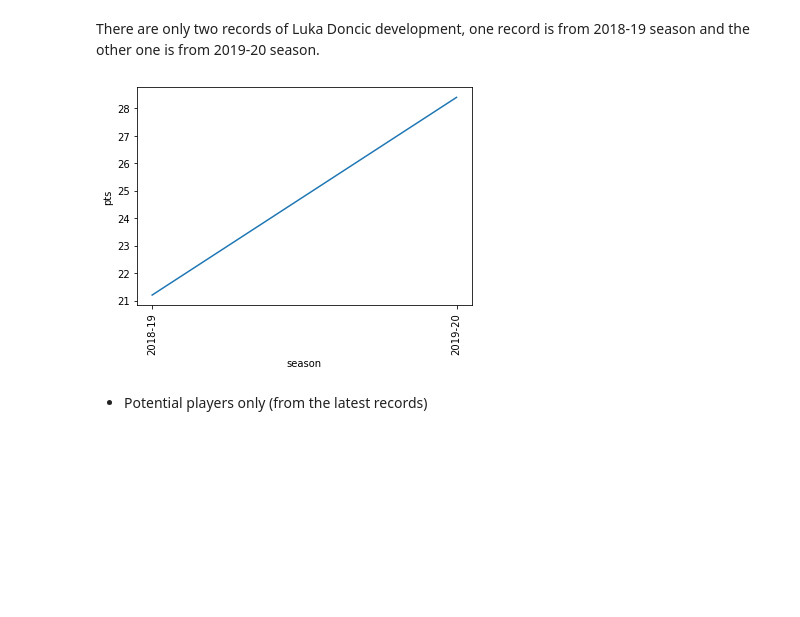
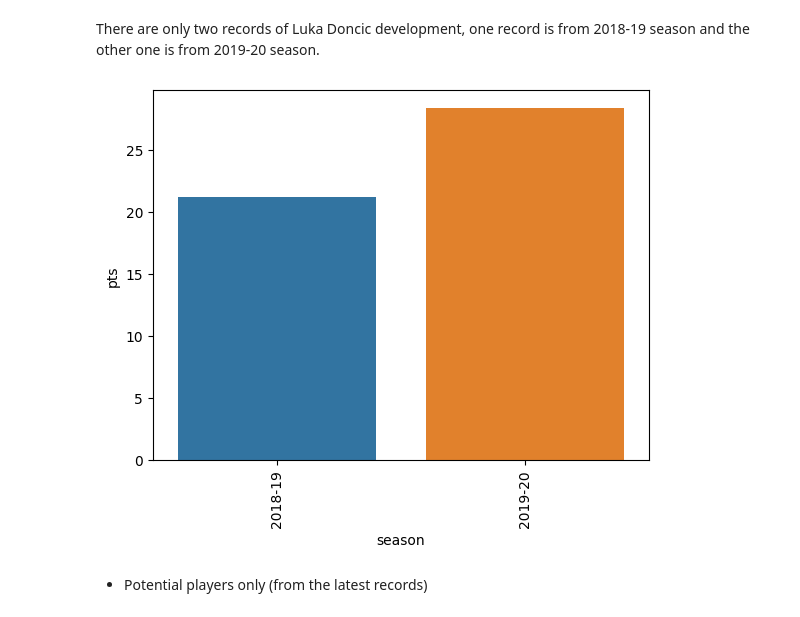
Before and after one commit to bolaubi/BasketballPlayer-Recruitment, a Jupyter notebook: basketball_player_recruitment.ipynb, the cells around one changed output. Drawn from its saved outputs; the diff is of its cells as text; code cells hidden in the pictures; blank space fills up the shorter version.

```diff
--- a/basketball_player_recruitment.ipynb
+++ b/basketball_player_recruitment.ipynb
@@ -396,14 +435,14 @@ df_luka_doncic
 # %% [markdown]
 There are only two records of Luka Doncic development, one record is from 2018-19 season and the other one is from 2019-20 season.
 # %%
-sns.lineplot(df_luka_doncic['season'], df_luka_doncic['pts'])
+sns.barplot(x=df_luka_doncic['season'], y=df_luka_doncic['pts'])
 plt.xticks(rotation=90)
 plt.show()
 
-# This line plot is a little bit useless as it only shows the development of Luka Doncic from two records.
+# This bar plot is a little bit useless as it only shows the development of Luka Doncic from two records.
 # Nevertheless, I am still going to show it.
 # %% [output]
-[figure, old version]
+[figure, new version]
 # %% [markdown]
 - Potential players only (from the latest records)
 # %%
```
Also changed, not shown: parts of 150 cells of this notebook, 4 other files.
